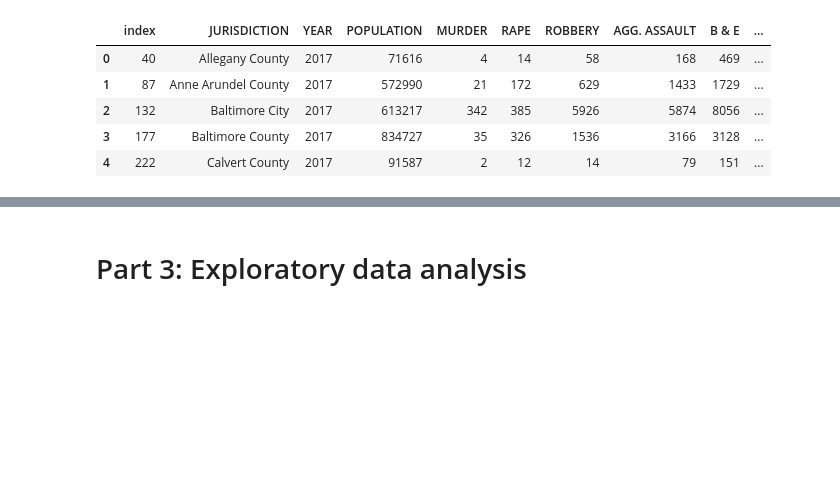
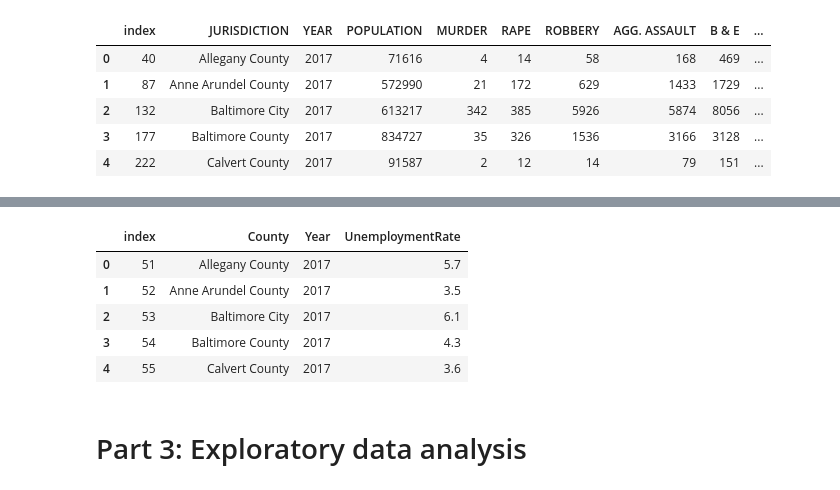
Before and after one commit to lgmueller/lgmueller.github.io, a Jupyter notebook: final-project/final-project.ipynb, the cells around one changed output, grey strips where cells are left out. Cells and saved outputs as stored; diff of their text form; code cells hidden in the pictures; blank space fills up the shorter version.

```diff
--- a/final-project/final-project.ipynb
+++ b/final-project/final-project.ipynb
@@ -218,3 +203,75 @@ funding_df
+# %%
+# UNEMPLOYMENT RATE DATA CLEANUP
+
+tables = pd.read_html('https://msa.maryland.gov/msa/mdmanual/01glance/economy/html/unemployrates.html#:~:text=In%20March%202022%2C%20Maryland%27s%20unemployment,civilian%20population%20number%2C%20was%2065.6')
+table0 = tables[0]
+table1 = tables[1]
+table0.drop(columns = [2,3,4,5], inplace = True)
+table0.drop(index = 0, inplace = True)
+#table0 = table0.transpose()
+table0
+#table1 = table1.transpose()
+table1.drop(index = 0, inplace = True)
+
+unemployment1 = pd.DataFrame(columns = ["County", "Year", "UnemploymentRate"])
+unemployment2 = pd.DataFrame(columns = ["County", "Year", "UnemploymentRate"])
+unemployment3 = pd.DataFrame(columns = ["County", "Year", "UnemploymentRate"])
+unemployment4 = pd.DataFrame(columns = ["County", "Year", "UnemploymentRate"])
+unemployment5 = pd.DataFrame(columns = ["County", "Year", "UnemploymentRate"])
+
+for row, val in table1.iterrows():
+    unemployment1.loc[row, "County"] = val[0]
+    unemployment1.Year = 2015
+    unemployment1.loc[row, "UnemploymentRate"] = float(val[1].rstrip(val[1][-1]))
+
+for row, val in table1.iterrows():
+    unemployment2.loc[row, "County"] = val[0]
+    unemployment2.Year = 2016
+    unemployment2.loc[row, "UnemploymentRate"] = float(val[2].rstrip(val[2][-1]))
+
+for row, val in table1.iterrows():
+    unemployment3.loc[row, "County"] = val[0]
+    unemployment3.Year = 2017
+    unemployment3.loc[row, "UnemploymentRate"] = float(val[3].rstrip(val[3][-1]))
+
+for row, val in table1.iterrows():
+    unemployment4.loc[row, "County"] = val[0]
+    unemployment4.Year = 2018
+    unemployment4.loc[row, "UnemploymentRate"] = float(val[4].rstrip(val[4][-1]))
+
+for row, val in table1.iterrows():
+    unemployment5.loc[row, "County"] = val[0]
+    unemployment5.Year = 2019
+    unemployment5.loc[row, "UnemploymentRate"] = float(val[5].rstrip(val[5][-1]))
+
+unemployment = pd.concat([unemployment1,unemployment2,unemployment3,unemployment4,unemployment5])
+unemployment.drop(index= 1, inplace = True)
+unemployment.reset_index(inplace = True)
+unemployment.drop(columns = ["index"], inplace = True)
+
+# only keep rows for years 2017, 2018, and 2019
+unemploy_17 = unemployment[unemployment['Year'] == 2017]
+unemploy_18 = unemployment[unemployment['Year'] == 2018]
+unemploy_19 = unemployment[unemployment['Year'] == 2019]
+
+# merge all three dataframes
+unemploy_df = pd.concat([unemploy_17, unemploy_18, unemploy_19])
+
+# drop rows with overall Maryland
+unemploy_df = unemploy_df.loc[unemploy_df['County'] != "Maryland"]
+
+# change types of data
+unemploy_df['UnemploymentRate'] = unemploy_df['UnemploymentRate'].astype('float64')
+unemploy_df = unemploy_df.reset_index(level=None, drop=False, inplace=False, col_level=0, col_fill='')
+
+unemploy_df.head()
+# %% [output]
+|  | index | County | Year | UnemploymentRate |
+| 0 | 51 | Allegany County | 2017 | 5.7 |
+| 1 | 52 | Anne Arundel County | 2017 | 3.5 |
+| 2 | 53 | Baltimore City | 2017 | 6.1 |
+| 3 | 54 | Baltimore County | 2017 | 4.3 |
+| 4 | 55 | Calvert County | 2017 | 3.6 |
 # %% [markdown]
 # Part 3: Exploratory data analysis
 # %%
```
Also changed, not shown: parts of 15 cells of this notebook.
